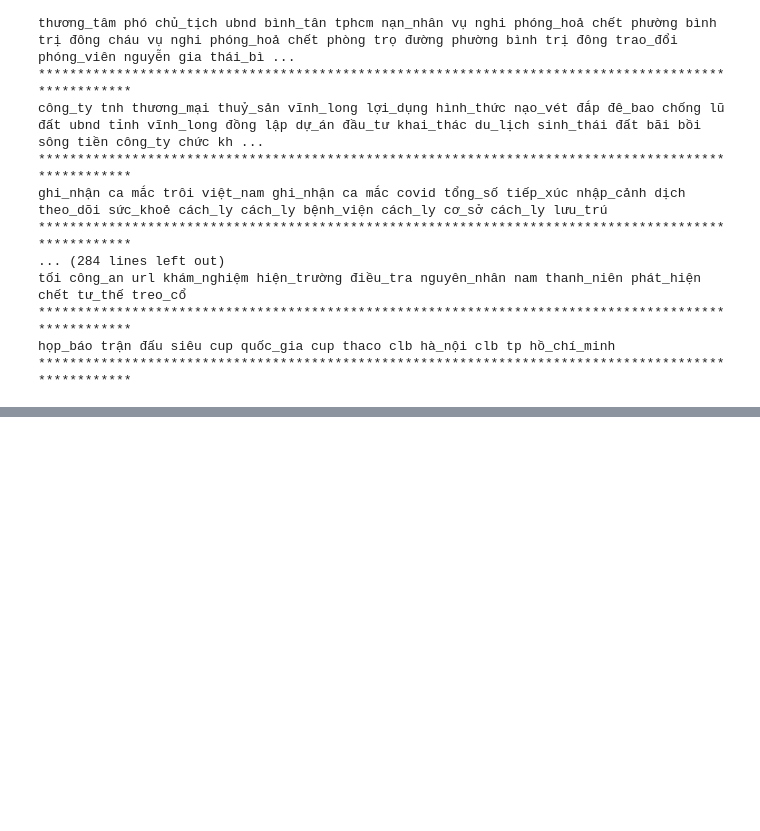
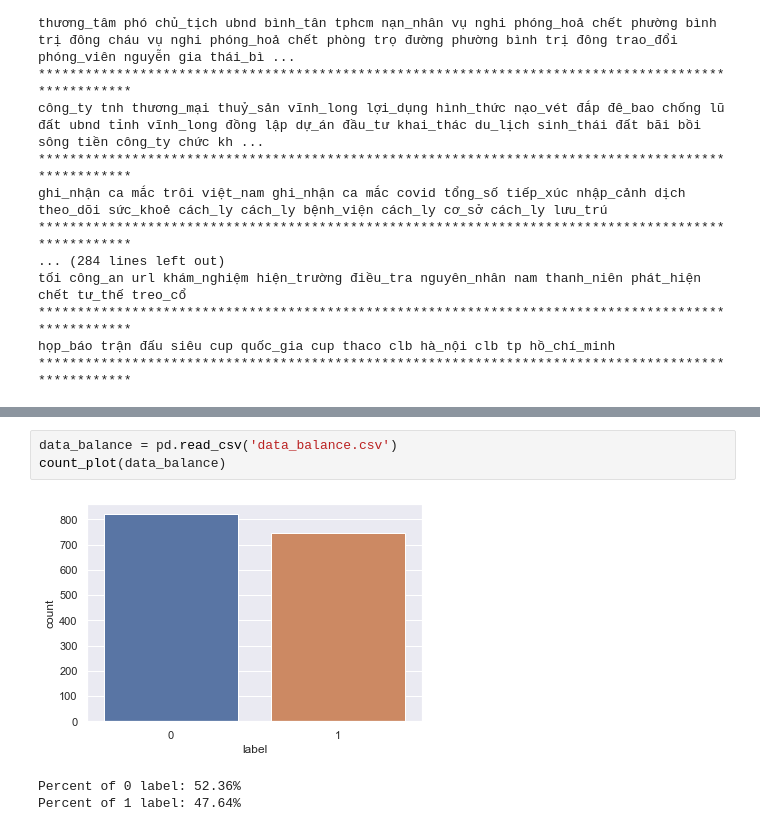
Before and after one commit to khaidoandk97/ReINTEL, a Jupyter notebook: EDA.ipynb, the cells around one changed output, grey strips where cells are left out. Saved outputs shown, nothing was run; the diff lists cells and outputs as text; blank space fills up the shorter version.

```diff
--- a/EDA.ipynb
+++ b/EDA.ipynb
@@ -428,0 +492,7 @@ num_test.head(10)
+# %%
+data_balance = pd.read_csv('data_balance.csv')
+count_plot(data_balance)
+# %% [output]
+[figure, added]
+Percent of 0 label: 52.36%
+Percent of 1 label: 47.64%
```
Also changed, not shown: parts of 12 cells of this notebook, 18 other files.
